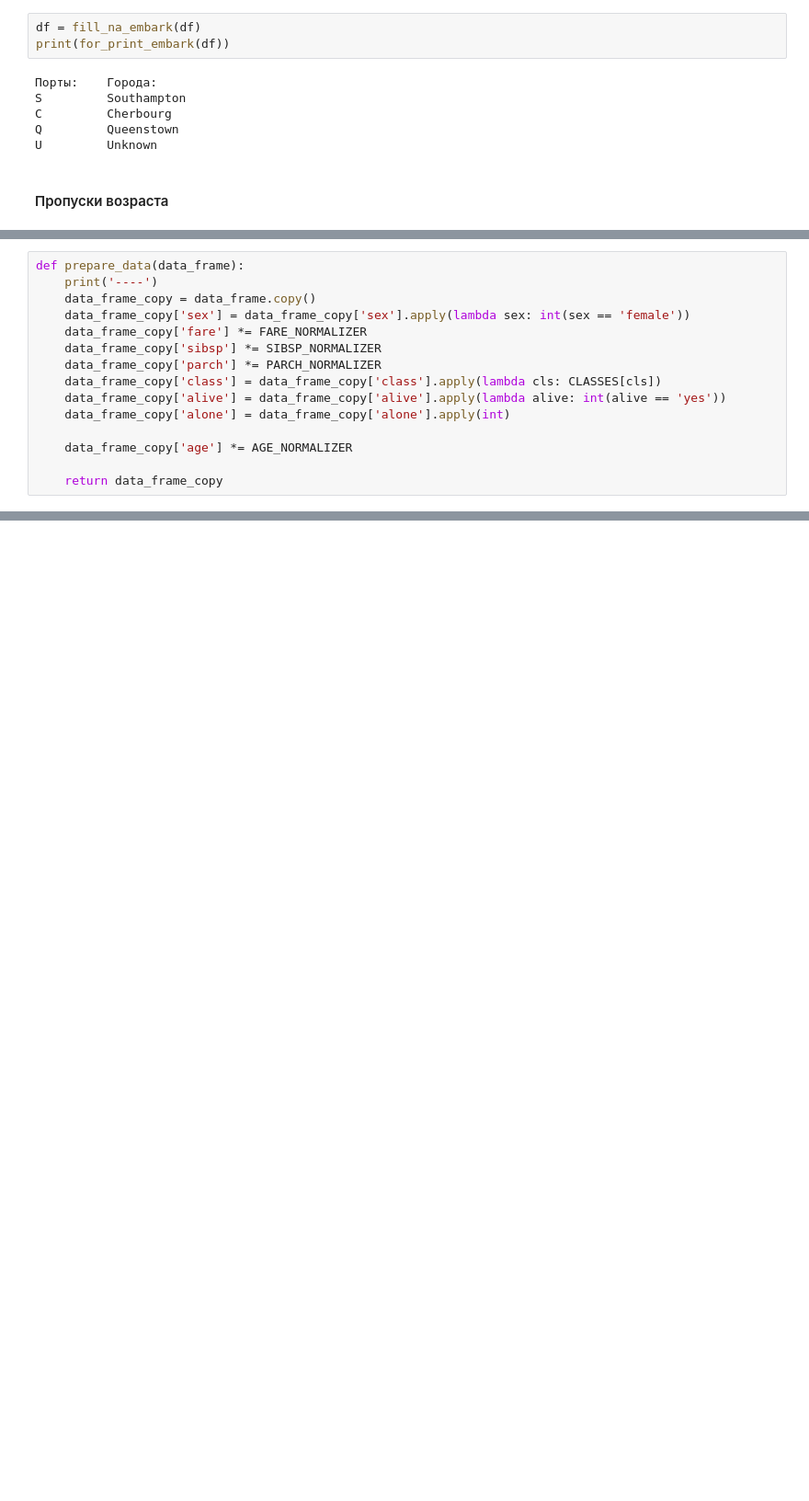
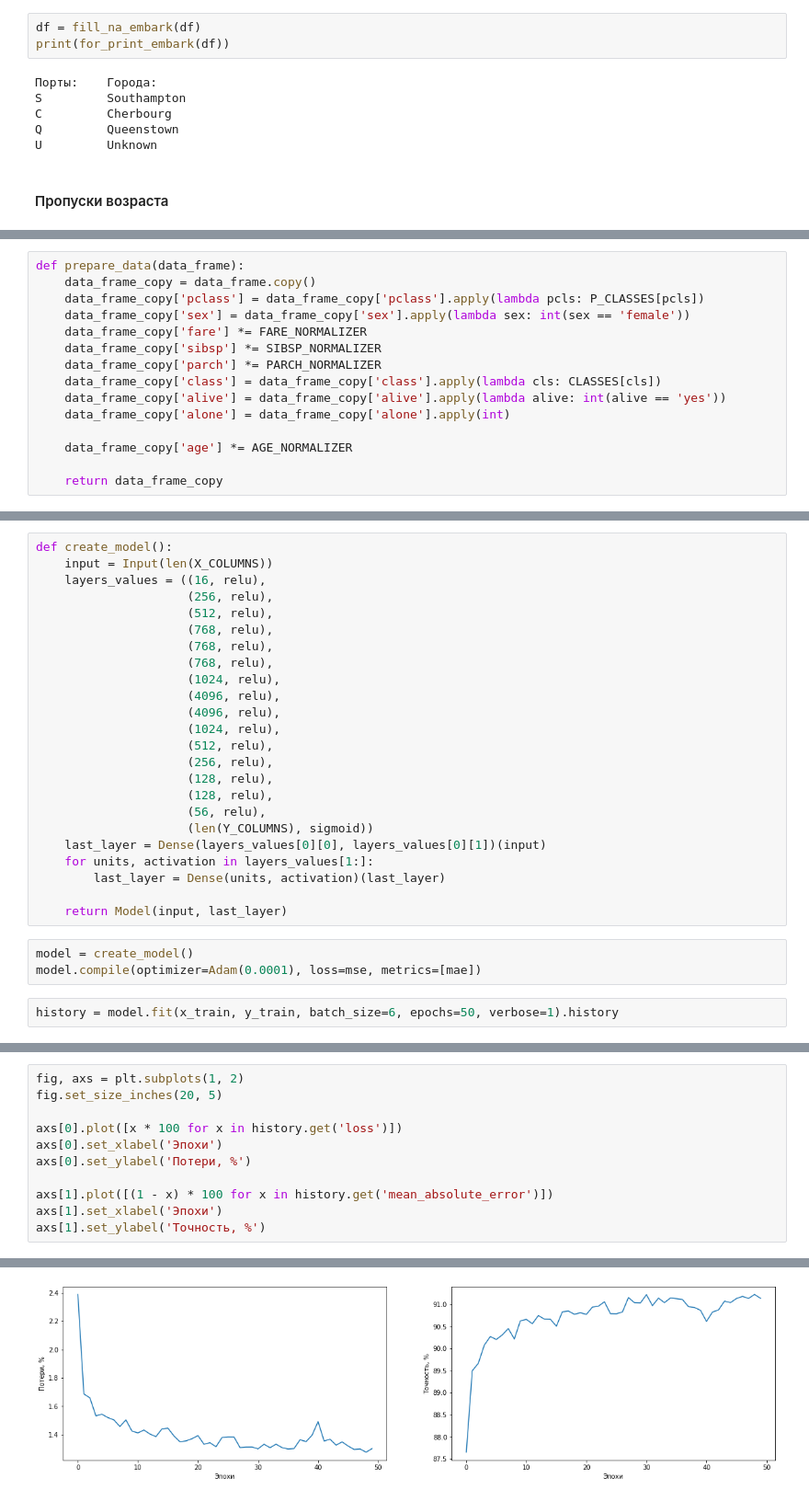
Before and after one commit to gaskeo/yandex-lyceum-selection-round, a Jupyter notebook: main.ipynb, the cells around one changed output, grey strips where cells are left out. Shown at 92% size. Saved outputs shown, nothing was run; the diff lists cells and outputs as text; blank space fills up the shorter version.

Commit message:
model for age prediction added (v1)

```diff
--- a/main.ipynb
+++ b/main.ipynb
@@ -117,7 +121,7 @@ from tensorflow.keras.metrics import mse
 # %%
 def prepare_data(data_frame):
-    print('----')
     data_frame_copy = data_frame.copy()
+    data_frame_copy['pclass'] = data_frame_copy['pclass'].apply(lambda pcls: P_CLASSES[pcls])
     data_frame_copy['sex'] = data_frame_copy['sex'].apply(lambda sex: int(sex == 'female'))
     data_frame_copy['fare'] *= FARE_NORMALIZER
     data_frame_copy['sibsp'] *= SIBSP_NORMALIZER
@@ -158,0 +151,29 @@ prepare_data(data)
+# %%
+def create_model():
+    input = Input(len(X_COLUMNS))
+    layers_values = ((16, relu),
+                     (256, relu),
+                     (512, relu),
+                     (768, relu),
+                     (768, relu),
+                     (768, relu),
+                     (1024, relu),
+                     (4096, relu),
+                     (4096, relu),
+                     (1024, relu),
+                     (512, relu),
+                     (256, relu),
+                     (128, relu),
+                     (128, relu),
+                     (56, relu),
+                     (len(Y_COLUMNS), sigmoid))
+    last_layer = Dense(layers_values[0][0], layers_values[0][1])(input)
+    for units, activation in layers_values[1:]:
+        last_layer = Dense(units, activation)(last_layer)
+
+    return Model(input, last_layer)
+# %%
+model = create_model()
+model.compile(optimizer=Adam(0.0001), loss=mse, metrics=[mae])
+# %%
+history = model.fit(x_train, y_train, batch_size=6, epochs=50, verbose=1).history
@@ -158,0 +198,12 @@ prepare_data(data)
+# %%
+fig, axs = plt.subplots(1, 2)
+fig.set_size_inches(20, 5)
+
+axs[0].plot([x * 100 for x in history.get('loss')])
+axs[0].set_xlabel('Эпохи')
+axs[0].set_ylabel('Потери, %')
+
+axs[1].plot([(1 - x) * 100 for x in history.get('mean_absolute_error')])
+axs[1].set_xlabel('Эпохи')
+axs[1].set_ylabel('Точность, %')
+# %% [output]
@@ -158,0 +211 @@ prepare_data(data)
+[figure, added]
```
Also changed, not shown: parts of 6 cells of this notebook.
